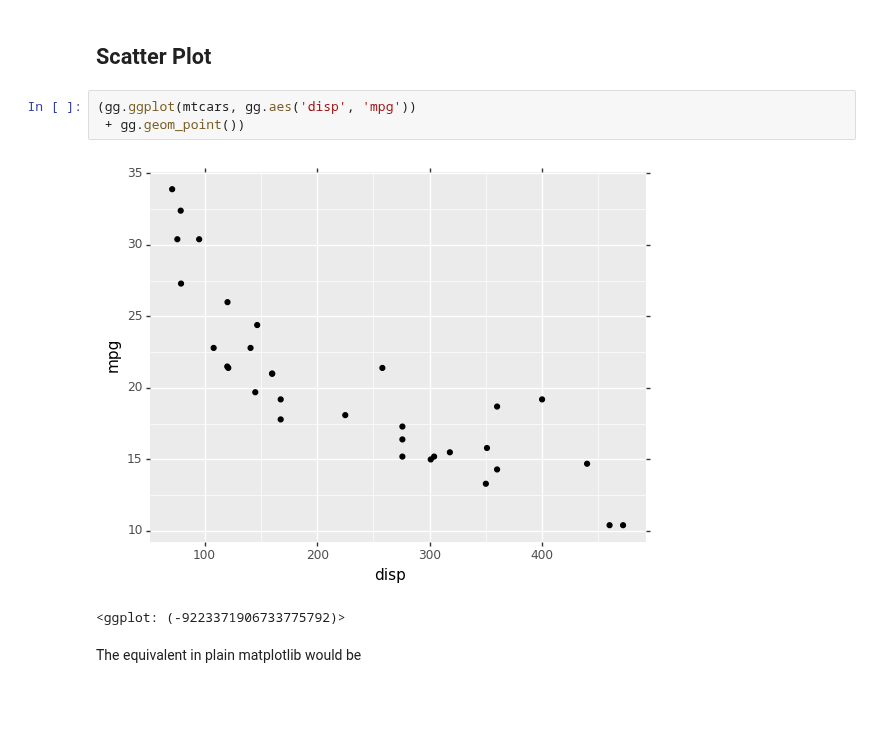
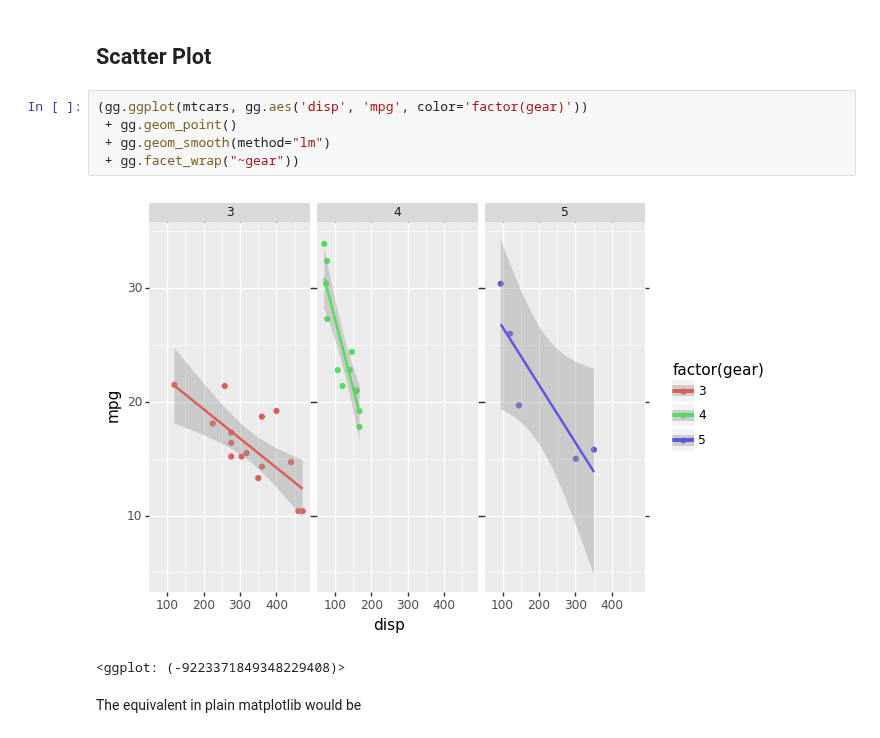
Before and after one commit to CLEpy/CLEpy-MotM, a Jupyter notebook: Plotnine/Plotnine.ipynb, the cells around one changed output. Cells and saved outputs as stored; diff of their text form; blank space fills up the shorter version.

```diff
--- a/Plotnine/Plotnine.ipynb
+++ b/Plotnine/Plotnine.ipynb
@@ -33,11 +33,13 @@ mtcars.head()
 # %% [markdown]
 ## Scatter Plot
 # %%
-(gg.ggplot(mtcars, gg.aes('disp', 'mpg'))
- + gg.geom_point())
+(gg.ggplot(mtcars, gg.aes('disp', 'mpg', color='factor(gear)'))
+ + gg.geom_point()
+ + gg.geom_smooth(method="lm")
+ + gg.facet_wrap("~gear"))
 # %% [output]
-[figure, old version]
+[figure, new version]
-<ggplot: (-9223371906733775792)>
+<ggplot: (-9223371849348229408)>
 # %% [markdown]
 The equivalent in plain matplotlib would be
 # %%
```
Also changed, not shown: parts of 2 cells of this notebook.
